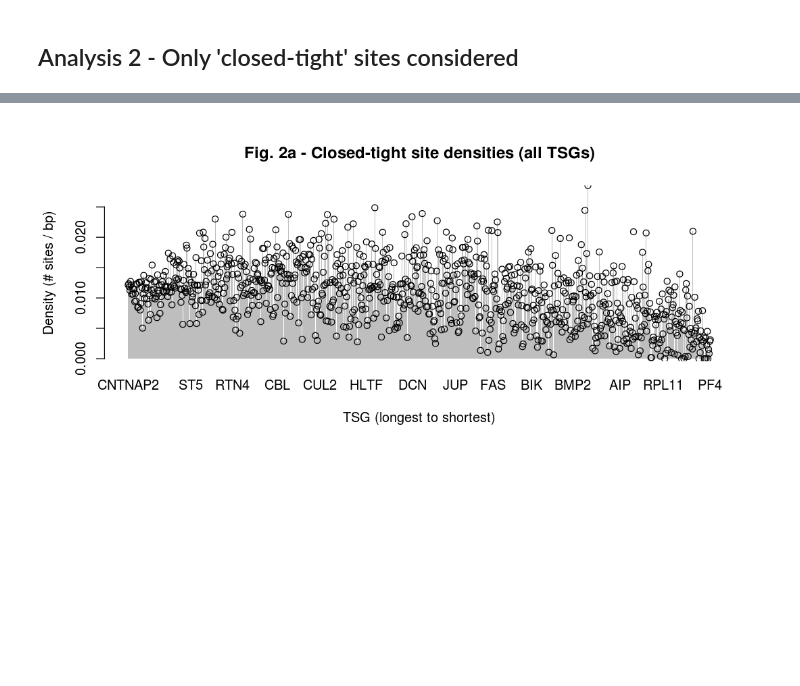
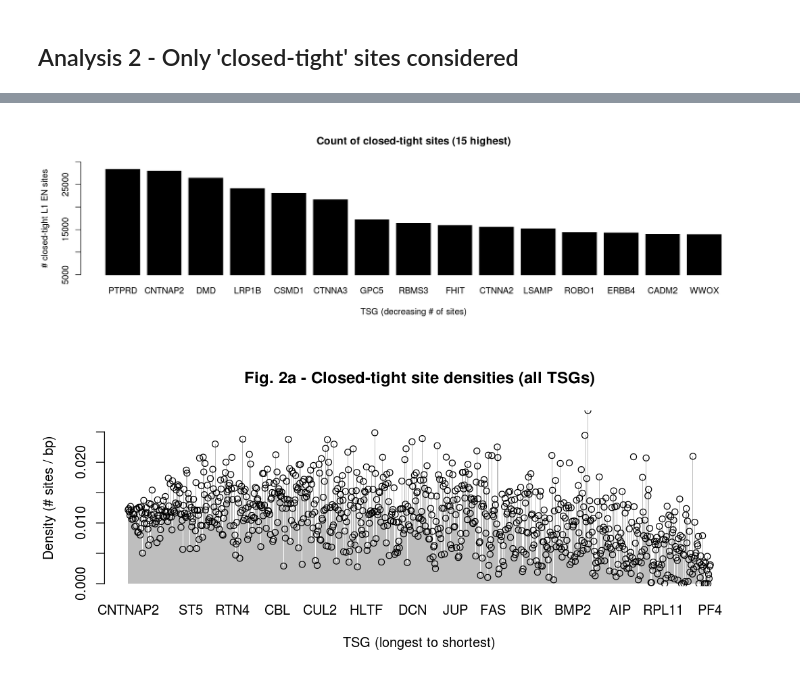
Before and after one commit to atallah-lab/analyses, a Jupyter notebook: tsg_insertionstats_2.ipynb, the cells around one changed output, grey strips where cells are left out. Saved outputs shown, nothing was run; the diff lists cells and outputs as text; code cells hidden in the pictures; blank space fills up the shorter version.

```diff
--- a/tsg_insertionstats_2.ipynb
+++ b/tsg_insertionstats_2.ipynb
@@ -200,3 +203,9 @@ options(repr.plot.width=9, repr.plot.height=4)
+# %%
+barplot(t(tsg_counts[1:15,1]),col="black",ylab="# closed-tight L1 EN sites",xlab="TSG (decreasing # of sites)",border=NA,ylim=c(5000,30000),xpd=FALSE)
+title("Count of closed-tight sites (15 highest)")
+options(repr.plot.width=14, repr.plot.height=4)
+# %% [output]
+[figure, added]
 # %%
 bar <- barplot(tsg_EN_den,ylab="Density (# sites / bp)",xlab="TSG (longest to shortest)",col="grey",border=NA,space=0)
 title("Fig. 2a - Closed-tight site densities (all TSGs)")
```
Also changed, not shown: parts of 12 cells of this notebook, 12 other files.
